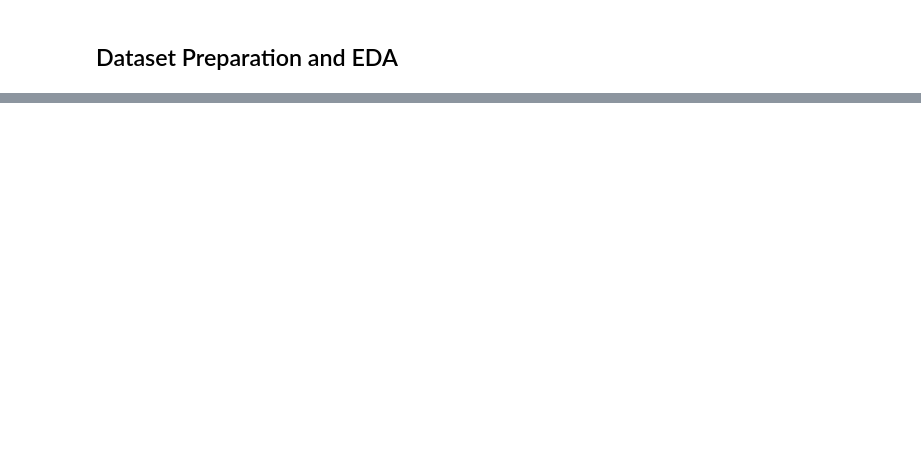
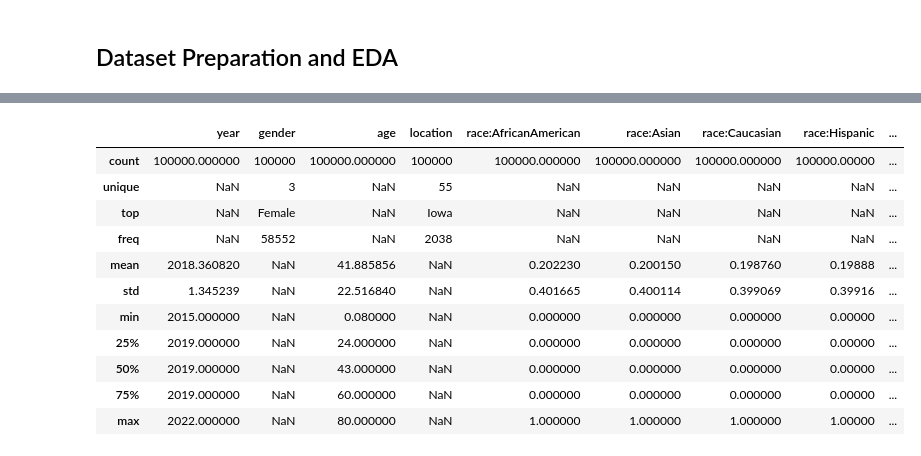
Before and after one commit to chiraga581/2025AC05139-ML-Assignment-2, a Jupyter notebook: 01_Data_Preparation.ipynb, the cells around one changed output, grey strips where cells are left out. Saved outputs shown, nothing was run; the diff lists cells and outputs as text; code cells hidden in the pictures; blank space fills up the shorter version.

```diff
--- a/01_Data_Preparation.ipynb
+++ b/01_Data_Preparation.ipynb
@@ -39,0 +68,15 @@ FileNotFoundError: [Errno 2] No such file or directory: '/Users/chiragarora/Desk
+# %%
+df.describe(include="all")
+# %% [output]
+|  | year | gender | age | location | race:AfricanAmerican | race:Asian | race:Caucasian | race:Hispanic | ... |
+| count | 100000.000000 | 100000 | 100000.000000 | 100000 | 100000.000000 | 100000.000000 | 100000.000000 | 100000.00000 | ... |
+| unique | NaN | 3 | NaN | 55 | NaN | NaN | NaN | NaN | ... |
+| top | NaN | Female | NaN | Iowa | NaN | NaN | NaN | NaN | ... |
+| freq | NaN | 58552 | NaN | 2038 | NaN | NaN | NaN | NaN | ... |
+| mean | 2018.360820 | NaN | 41.885856 | NaN | 0.202230 | 0.200150 | 0.198760 | 0.19888 | ... |
+| std | 1.345239 | NaN | 22.516840 | NaN | 0.401665 | 0.400114 | 0.399069 | 0.39916 | ... |
+| min | 2015.000000 | NaN | 0.080000 | NaN | 0.000000 | 0.000000 | 0.000000 | 0.00000 | ... |
+| 25% | 2019.000000 | NaN | 24.000000 | NaN | 0.000000 | 0.000000 | 0.000000 | 0.00000 | ... |
+| 50% | 2019.000000 | NaN | 43.000000 | NaN | 0.000000 | 0.000000 | 0.000000 | 0.00000 | ... |
+| 75% | 2019.000000 | NaN | 60.000000 | NaN | 0.000000 | 0.000000 | 0.000000 | 0.00000 | ... |
+| max | 2022.000000 | NaN | 80.000000 | NaN | 1.000000 | 1.000000 | 1.000000 | 1.00000 | ... |
```
Also changed, not shown: parts of 13 cells of this notebook, 1 other file.
